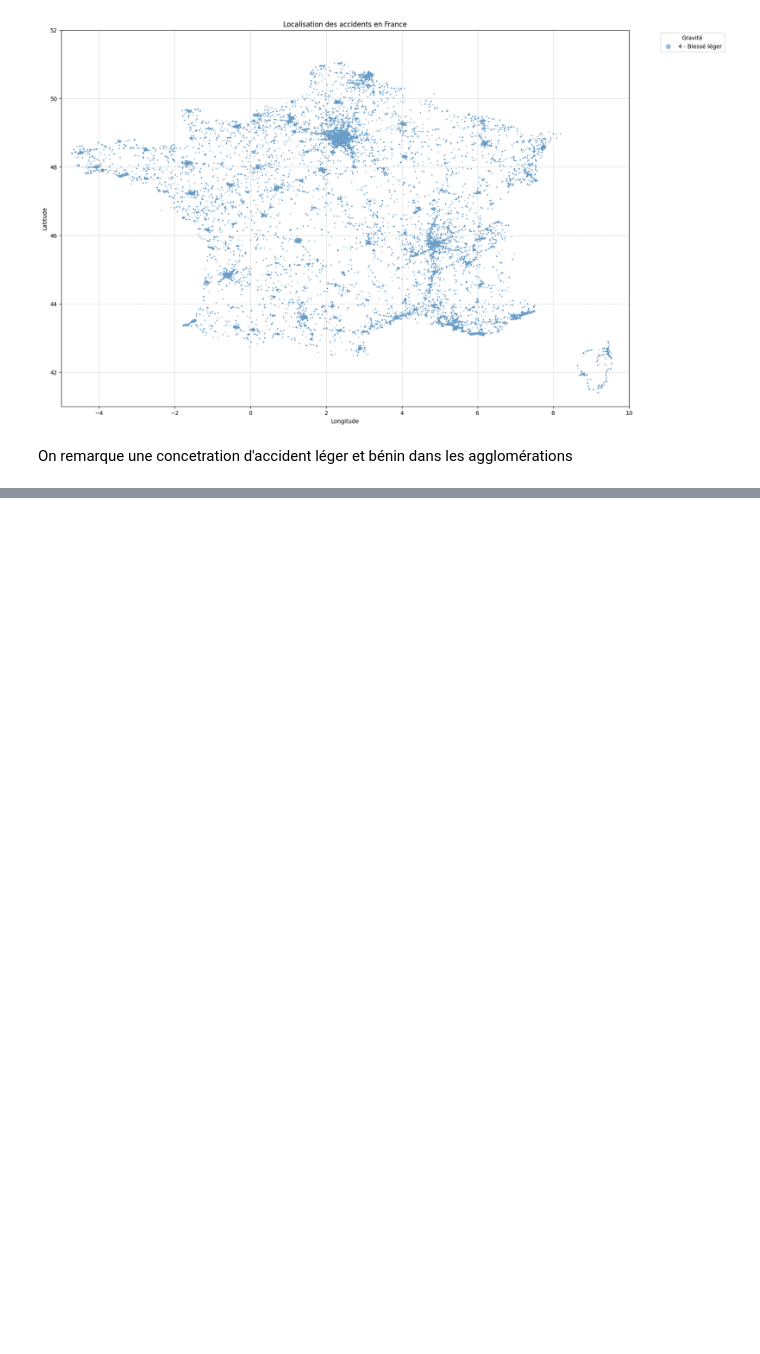
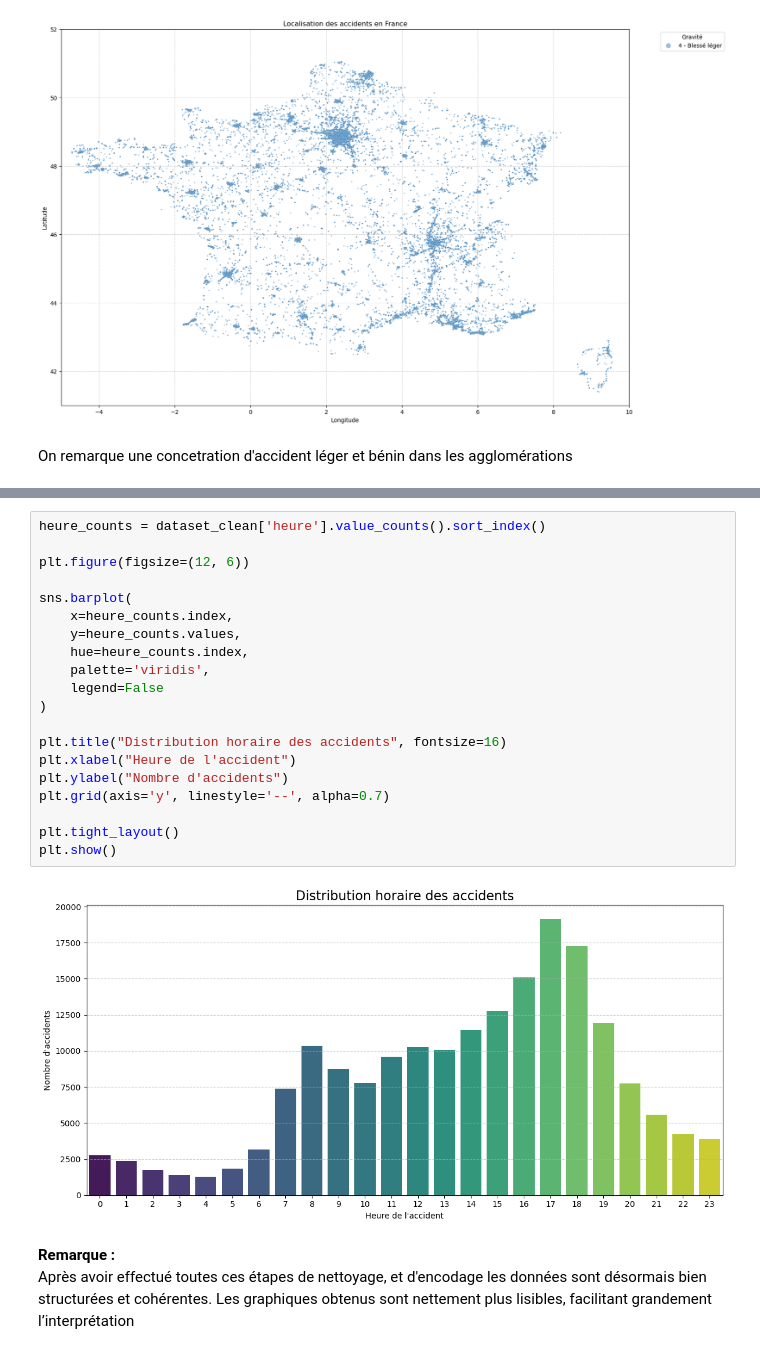
Before and after one commit to Thibo0/projet_ml_m1, a Jupyter notebook: projet.ipynb, the cells around one changed output, grey strips where cells are left out. Saved outputs shown, nothing was run; the diff lists cells and outputs as text; blank space fills up the shorter version.

```diff
--- a/projet.ipynb
+++ b/projet.ipynb
@@ -315,0 +700,25 @@ On remarque une concetration d'accident léger et bénin dans les agglomération
+# %%
+heure_counts = dataset_clean['heure'].value_counts().sort_index()
+
+plt.figure(figsize=(12, 6))
+
+sns.barplot(
+    x=heure_counts.index,
+    y=heure_counts.values,
+    hue=heure_counts.index,
+    palette='viridis',
+    legend=False
+)
+
+plt.title("Distribution horaire des accidents", fontsize=16)
+plt.xlabel("Heure de l'accident")
+plt.ylabel("Nombre d'accidents")
+plt.grid(axis='y', linestyle='--', alpha=0.7)
+
+plt.tight_layout()
+plt.show()
+# %% [output]
+[figure, added]
+# %% [markdown]
+**Remarque :**
+Après avoir effectué toutes ces étapes de nettoyage, et d'encodage les données sont désormais bien structurées et cohérentes. Les graphiques obtenus sont nettement plus lisibles, facilitant grandement l’interprétation
```
Also changed, not shown: parts of 39 cells of this notebook.
